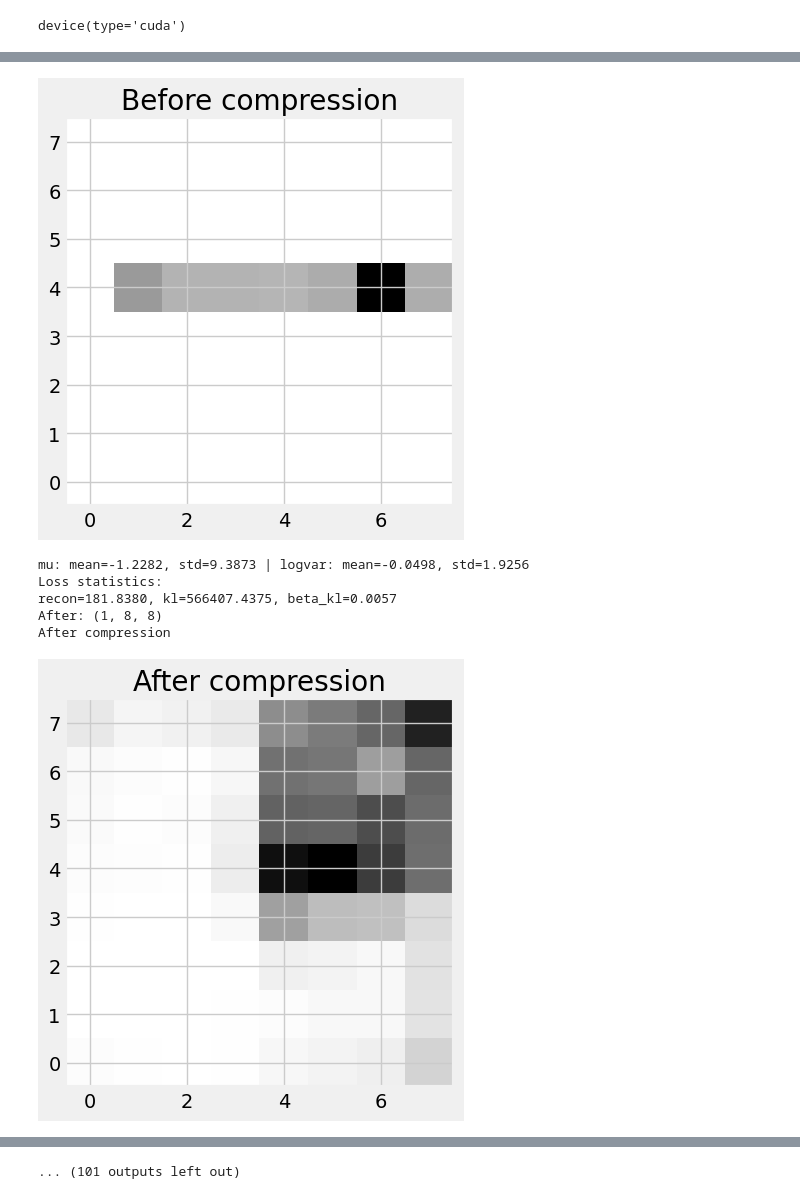
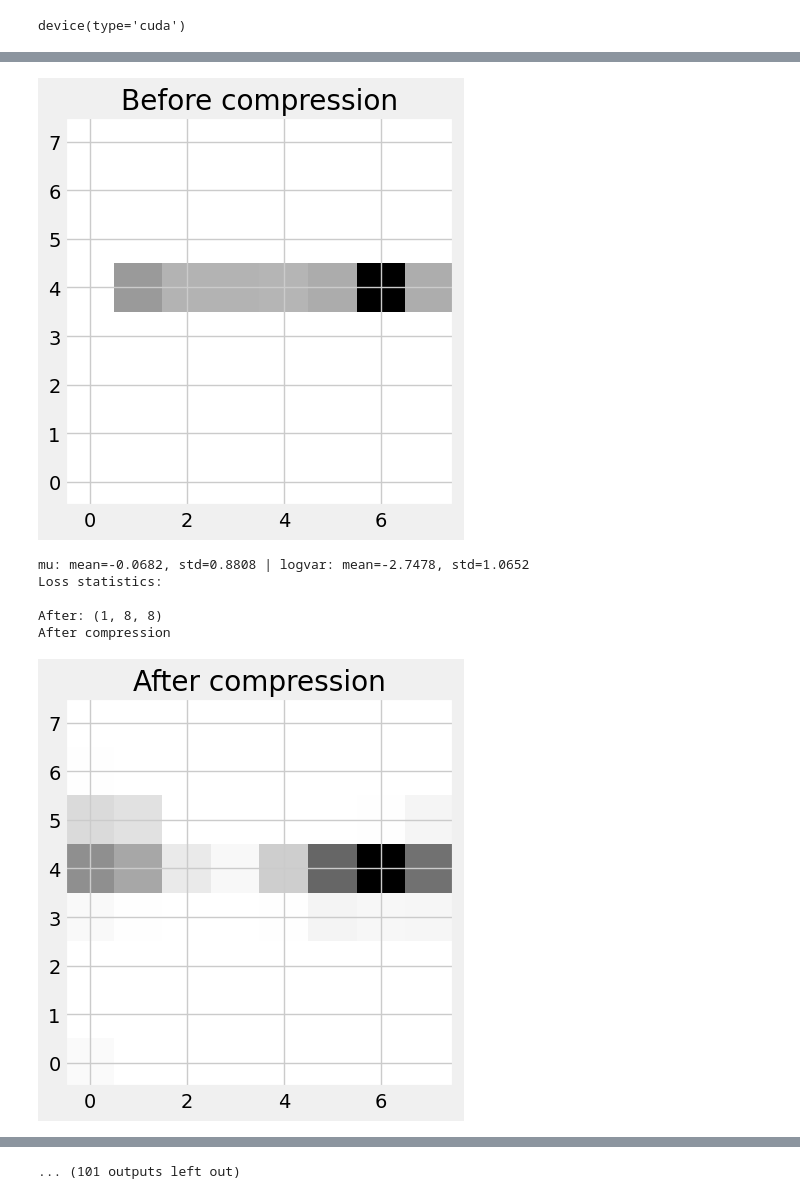
Before and after one commit to pauliusB20/vq-vae-experiments, a Jupyter notebook: cms_particle_hits/mvp.ipynb, the cells around one changed output, grey strips where cells are left out. Saved outputs shown, nothing was run; the diff lists cells and outputs as text; code cells hidden in the pictures.

```diff
--- a/cms_particle_hits/mvp.ipynb
+++ b/cms_particle_hits/mvp.ipynb
@@ -140,8 +140,8 @@ events_test_all = PixelDigiEvent.read_root('/data/cern/pileup_ml/premixlib2024/0
 events_test = events_test_all[:EVENT_COUNT]
 # %%
 batch_size = 64
-beta = 1e-8
-learning_rate = 1e-3
+beta = 0
+learning_rate = 1e-2
 num_epochs = 120
 channels = 1
 latent_dim = 64
@@ -246,22 +246,25 @@ def _get_vae_loss(
         kl_loss
     )
 # %%
+# Comments
+# kernel_size = 4 - preserves spatial repesentations (coordinates)
 class VAE(nn.Module):
 
     def __init__(
         self,
         hidden_channels: int,
         kernel_size: int,
+        slope: float
     ) -> None:
         super().__init__()
 
         self.encoder = nn.Sequential(
             nn.Conv2d(channels, hidden_channels, kernel_size=kernel_size, stride=2, padding=1, bias=False),
-            nn.LeakyReLU(),
+            nn.LeakyReLU(slope),
             nn.Conv2d(hidden_channels, hidden_channels * 2, kernel_size=kernel_size, stride=2, padding=1, bias=False),
-            nn.LeakyReLU(),
+            nn.LeakyReLU(slope),
             nn.Conv2d(hidden_channels * 2, hidden_channels * 2, kernel_size=kernel_size-1, stride=1, padding=1, bias=False),
-            nn.LeakyReLU(),
+            nn.LeakyReLU(slope),
         )
         # self.flatten = nn.Flatten()
         self.fc_mean = nn.Conv2d(hidden_channels * 2, latent_dim, kernel_size=1)
@@ -280,11 +283,10 @@ class VAE(nn.Module):
 
         self.decoder = nn.Sequential(
             nn.ConvTranspose2d(latent_dim, hidden_channels * 2, kernel_size=kernel_size - 1, stride=1, padding=1, bias=False),
-            nn.LeakyReLU(),
+            nn.LeakyReLU(slope),
             nn.ConvTranspose2d(hidden_channels * 2, hidden_channels, kernel_size=kernel_size, stride=2, padding=1, bias=False),
-            nn.LeakyReLU(),
+            nn.LeakyReLU(slope),
             nn.ConvTranspose2d(hidden_channels, channels, kernel_size=kernel_size, stride=2, padding=1, bias=False),
-            nn.LeakyReLU(),
             nn.Sigmoid()
         )
 
@@ -317,7 +319,8 @@ class VAE(nn.Module):
 # %%
 model = VAE(
     hidden_channels=32,
-    kernel_size = 4
+    kernel_size = 4,
+    slope=0.01
 ).to(device)
 
 optimizer = optim.Adam(
@@ -413,8 +416,8 @@ for epoch in range(num_epochs):
             print("Loss statistics:")
             print(
                 f"recon={recon_loss.item():.4f}, "
-                f"kl={kl_loss.item():.4f}, "
-                f"beta_kl={(beta * kl_loss).item():.4f}"
+                f"kl={kl_loss.item():.4f}, " if beta > 0 else ""
+                f"beta_kl={(beta * kl_loss).item():.4f}" if beta > 0 else ""
             )
 
             recon_patch_np = _tensor_to_numpy(
@@ -431,9 +434,9 @@ Epoch [1/120] Average Loss: 821.1796
 Before compression
 Before: (64, 8, 8)
 [figure]
-mu: mean=-1.2282, std=9.3873 | logvar: mean=-0.0498, std=1.9256
+mu: mean=-0.0682, std=0.8808 | logvar: mean=-2.7478, std=1.0652
 Loss statistics:
-recon=181.8380, kl=566407.4375, beta_kl=0.0057
+
 After: (1, 8, 8)
 After compression
-[figure, old version]
+[figure, new version]
```
Also changed, not shown: parts of 5 cells of this notebook.
